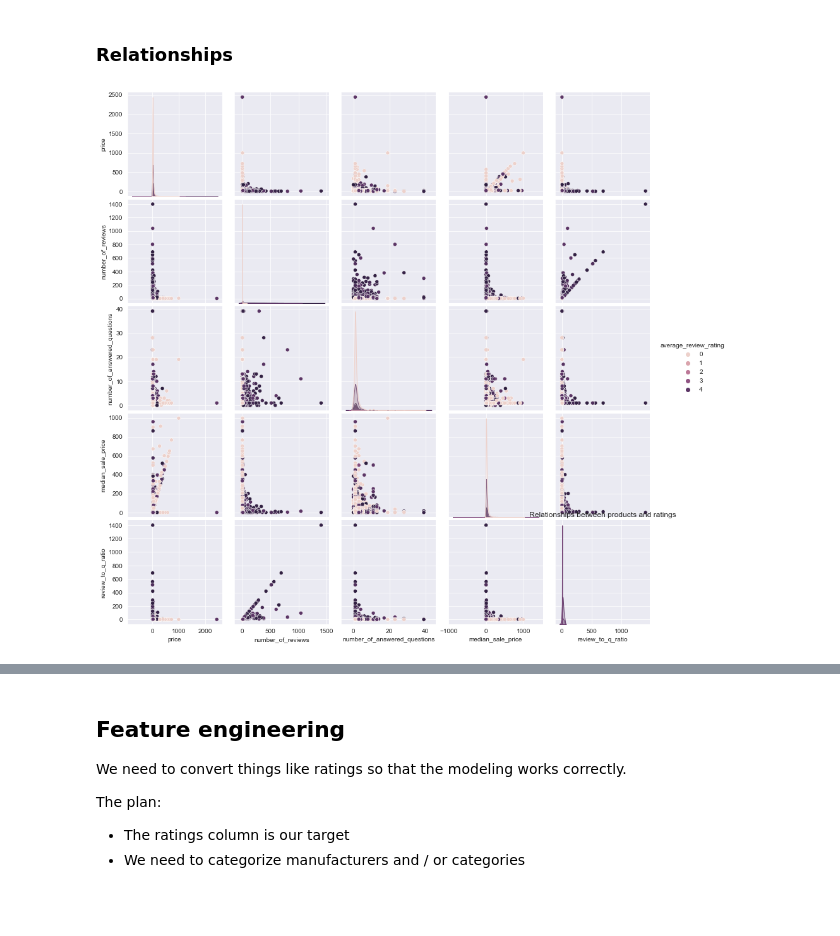
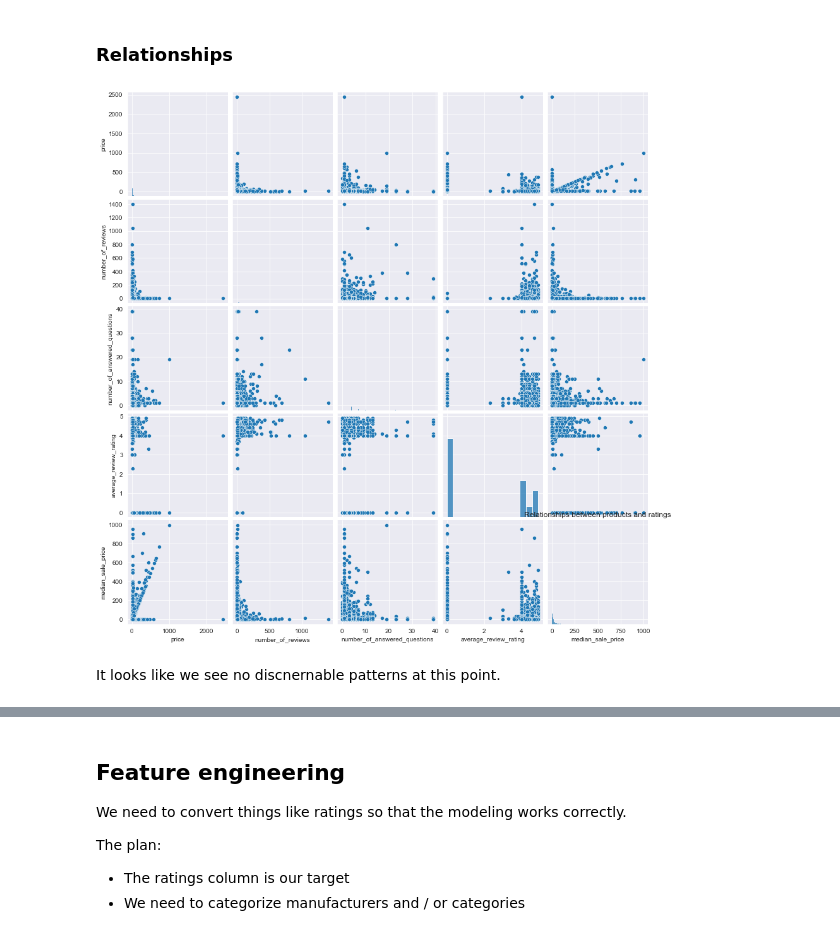
Before and after one commit to cotica/capstone, a Jupyter notebook: code/Amazon-product-catalog-cleaning-EDA.ipynb, the cells around one changed output, grey strips where cells are left out. Cells and saved outputs as stored; diff of their text form; code cells hidden in the pictures; blank space fills up the shorter version.

Commit message:
update pairplot

```diff
--- a/code/Amazon-product-catalog-cleaning-EDA.ipynb
+++ b/code/Amazon-product-catalog-cleaning-EDA.ipynb
@@ -419,5 +419,5 @@ plt.savefig('../assets/concentration_reviews.jpg')
 [figure]
 # %%
 #map no. reviews vs. no customer q's as ratio
-ecom['review_to_q_ratio'] = ecom['number_of_reviews']/ecom['number_of_answered_questions']
-pd.DataFrame(ecom['review_to_q_ratio'].value_counts())[:15]
+#ecom['review_to_q_ratio'] = ecom['number_of_reviews']/ecom['number_of_answered_questions'] + 1
+#pd.DataFrame(ecom['review_to_q_ratio'].value_counts())[:15]
@@ -666,11 +648,13 @@ _Diff. conditions._
 # %% [markdown]
 ### Relationships
 # %%
-sns.pairplot(data=ecom, hue ='average_review_rating');
+sns.pairplot(data=ecom) #, hue ='average_review_rating');
 plt.title('Relationships between products and ratings')
 plt.savefig('../assets/pairplot.jpg')
 # %% [output]
-[figure, old version]
+[figure, new version]
+# %% [markdown]
+It looks like we see no discnernable patterns at this point.
 # %%
 #corr
 corr = ecom.corr()
```
Also changed, not shown: parts of 7 cells of this notebook, 4 other files.
